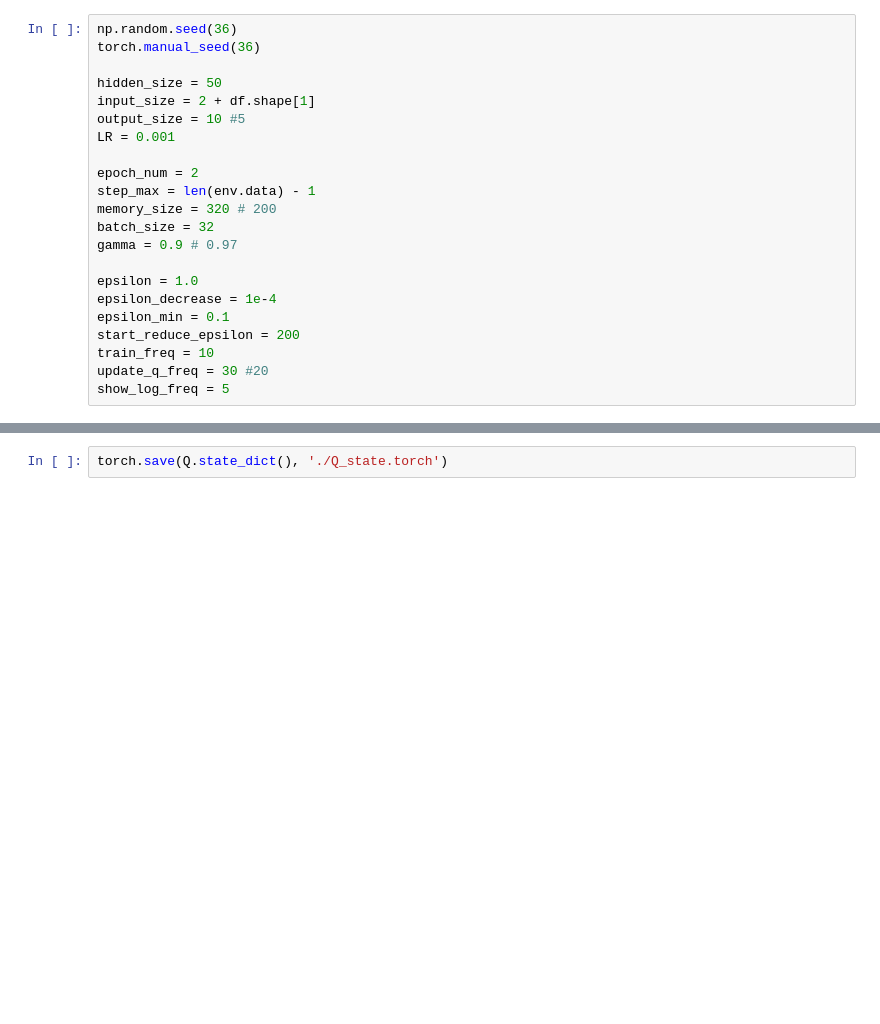
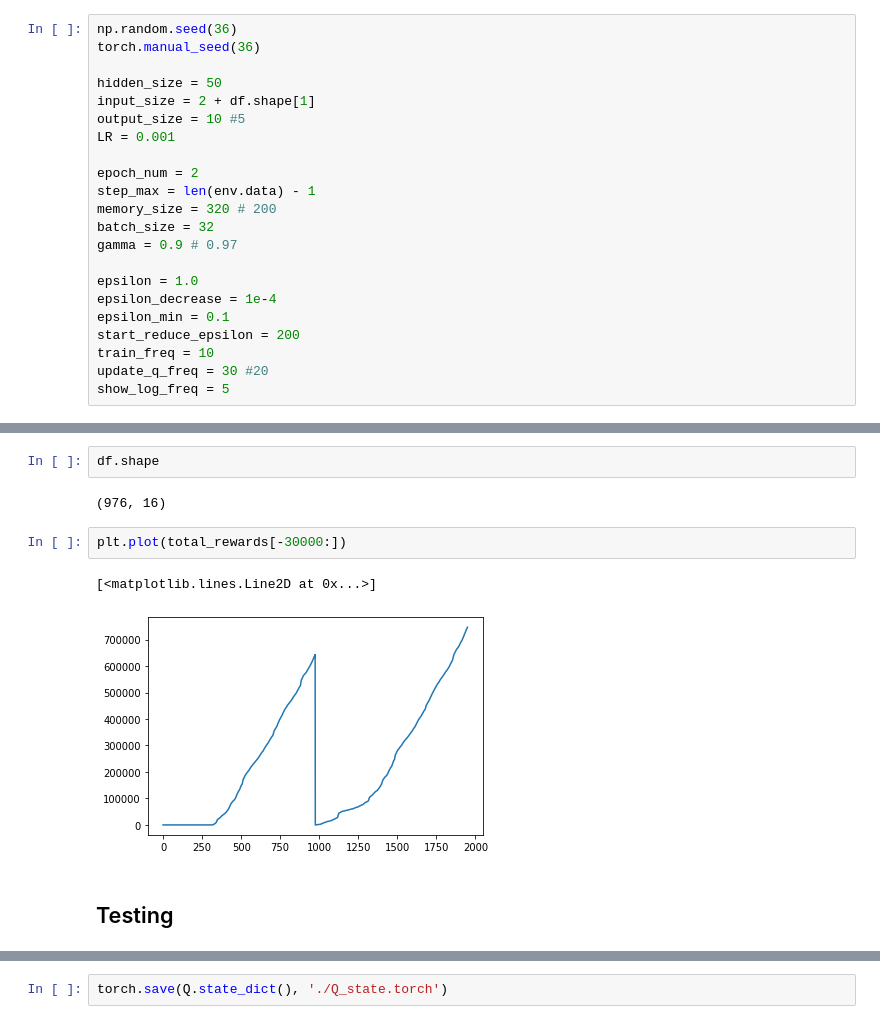
Before and after one commit to ds4a-team4/dynamic-pricing, a Jupyter notebook: models_dash/RL_Train.ipynb, the cells around one changed output, grey strips where cells are left out. Drawn from its saved outputs; the diff is of its cells as text; blank space fills up the shorter version.

```diff
--- a/models_dash/RL_Train.ipynb
+++ b/models_dash/RL_Train.ipynb
@@ -373,0 +422,11 @@ for epoch in range(epoch_num):
+# %%
+df.shape
+# %% [output]
+(976, 16)
+# %%
+plt.plot(total_rewards[-30000:])
+# %% [output]
+[<matplotlib.lines.Line2D at 0x...>]
+[figure, added]
+# %% [markdown]
+## Testing
```
Also changed, not shown: parts of 29 cells of this notebook, 5 other files.
